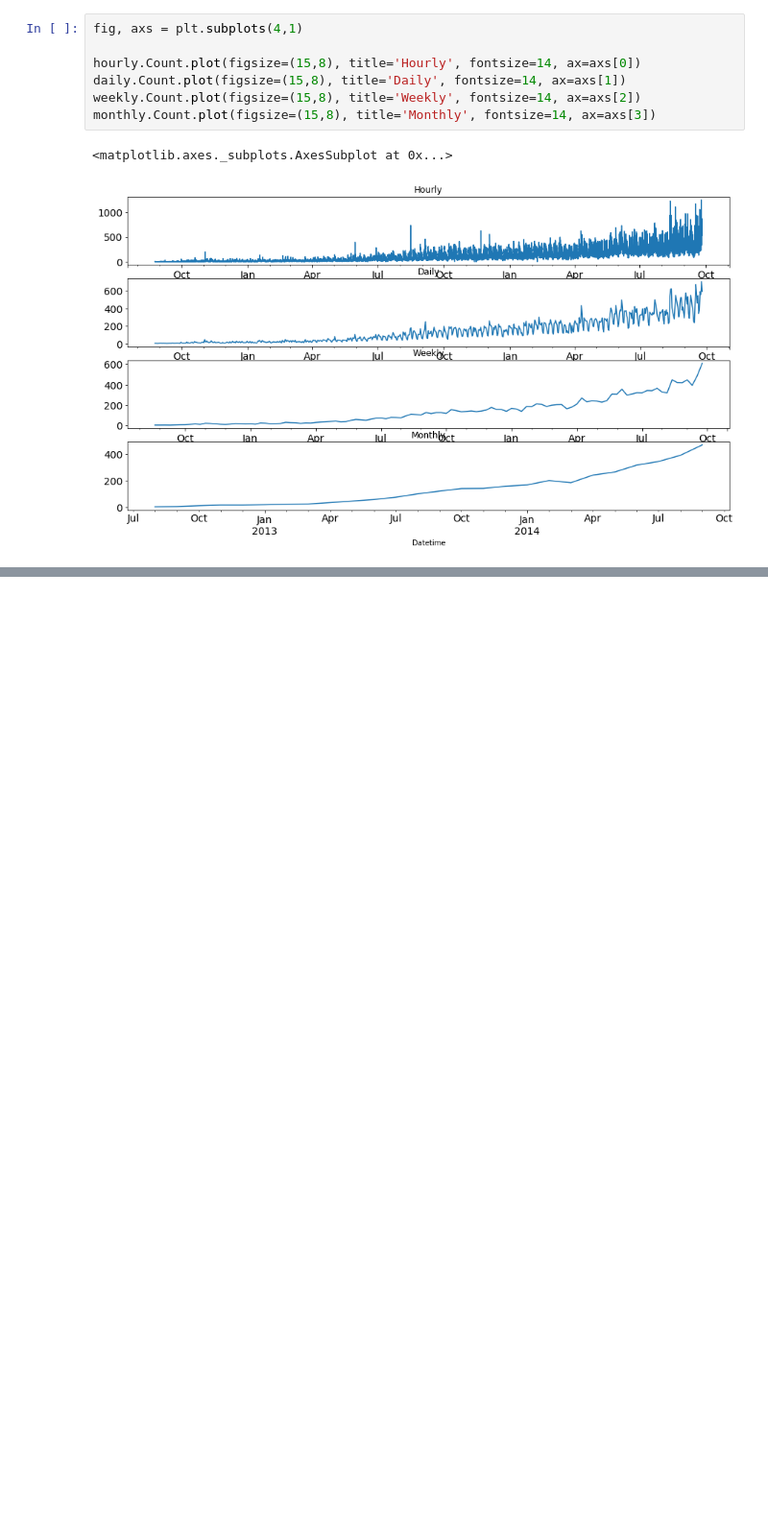
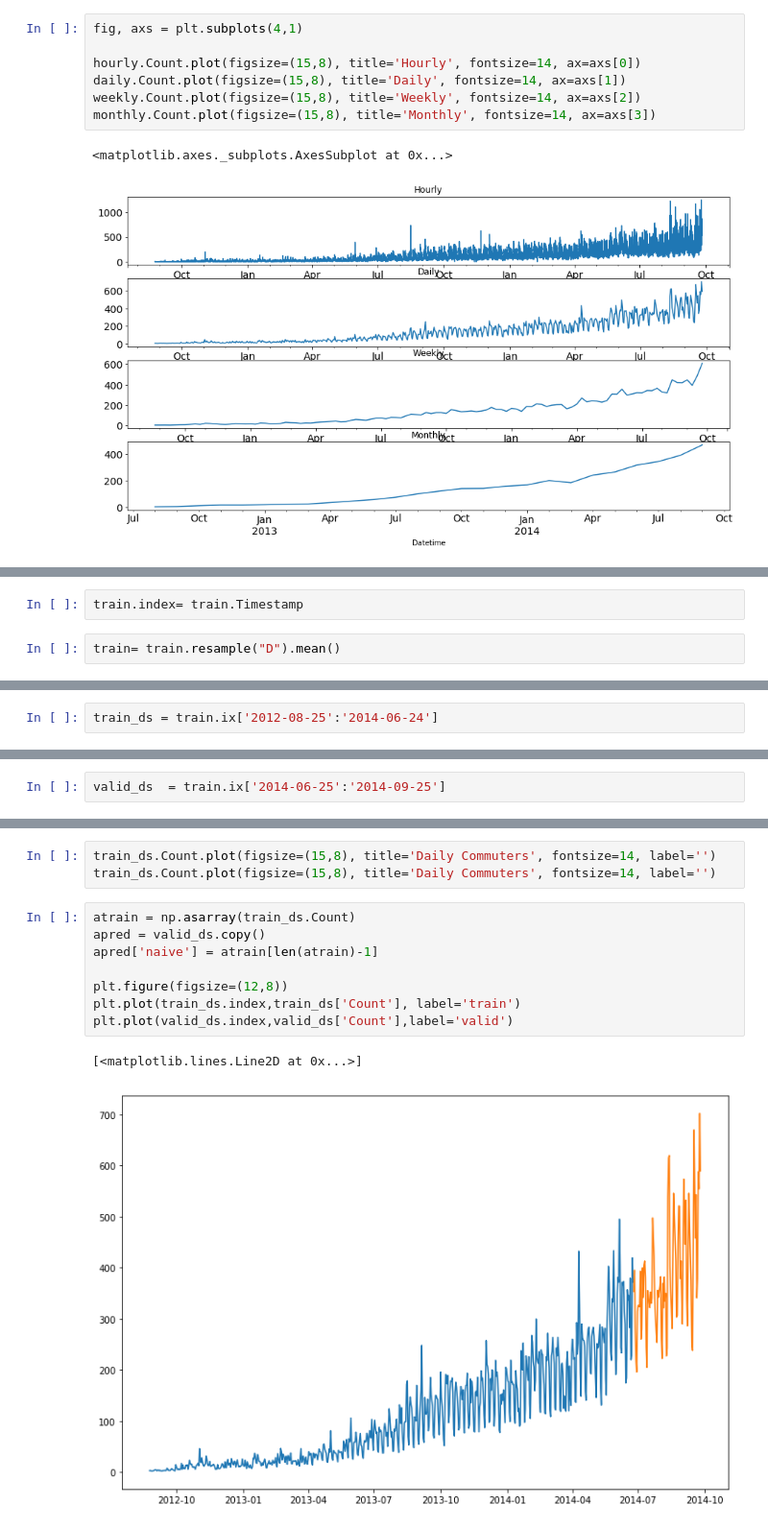
Before and after one commit to abhijithmnair/Data-Science, a Jupyter notebook: DataScience07.ipynb, the cells around one changed output, grey strips where cells are left out. Shown: that part at 96% size. Cells and saved outputs as stored; diff of their text form; blank space fills up the shorter version.

```diff
--- a/DataScience07.ipynb
+++ b/DataScience07.ipynb
@@ -408,0 +394,4 @@ monthly.Count.plot(figsize=(15,8), title='Monthly', fontsize=14, ax=axs[3])
+# %%
+train.index= train.Timestamp
+# %%
+train= train.resample("D").mean()
@@ -408,0 +412,2 @@ monthly.Count.plot(figsize=(15,8), title='Monthly', fontsize=14, ax=axs[3])
+# %%
+train_ds = train.ix['2012-08-25':'2014-06-24']
@@ -408,0 +444,2 @@ monthly.Count.plot(figsize=(15,8), title='Monthly', fontsize=14, ax=axs[3])
+# %%
+valid_ds  = train.ix['2014-06-25':'2014-09-25']
@@ -408,0 +476,14 @@ monthly.Count.plot(figsize=(15,8), title='Monthly', fontsize=14, ax=axs[3])
+# %%
+train_ds.Count.plot(figsize=(15,8), title='Daily Commuters', fontsize=14, label='')
+train_ds.Count.plot(figsize=(15,8), title='Daily Commuters', fontsize=14, label='')
+# %%
+atrain = np.asarray(train_ds.Count)
+apred = valid_ds.copy()
+apred['naive'] = atrain[len(atrain)-1]
+
+plt.figure(figsize=(12,8))
+plt.plot(train_ds.index,train_ds['Count'], label='train')
+plt.plot(valid_ds.index,valid_ds['Count'],label='valid')
+# %% [output]
+[<matplotlib.lines.Line2D at 0x...>]
+[figure, added]
```
Also changed, not shown: parts of 18 cells of this notebook.
